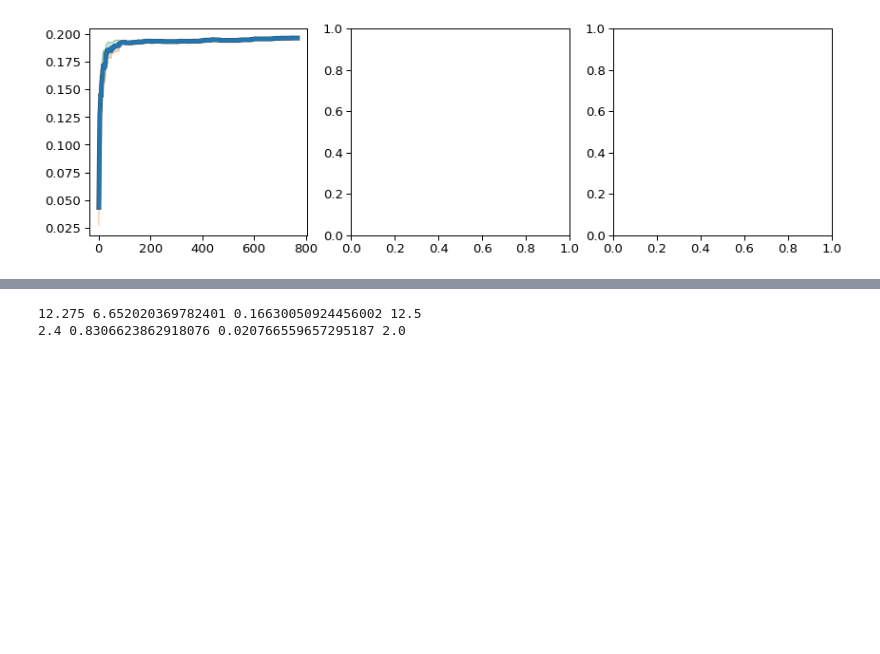
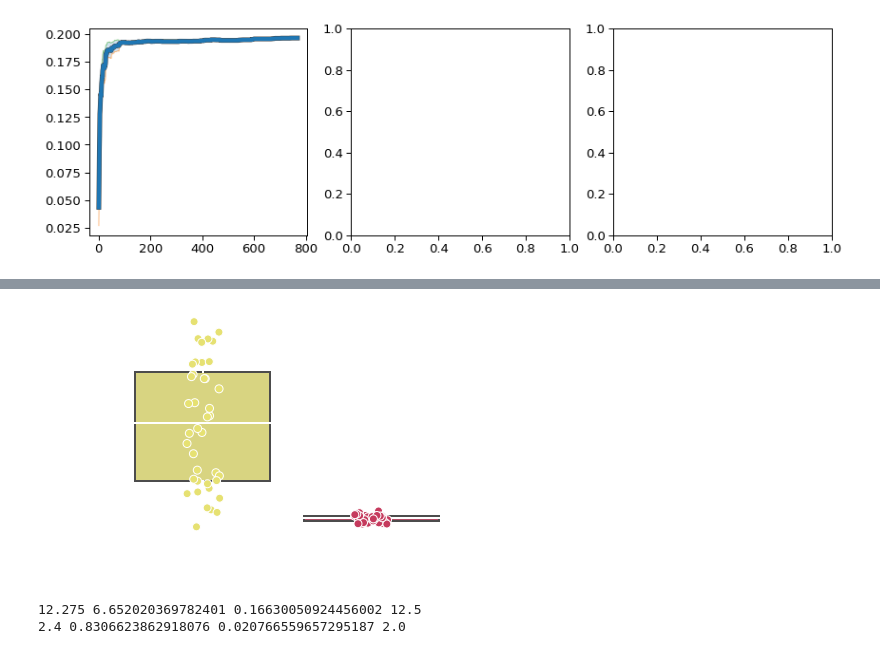
Before and after one commit to rileyhickman/atlas, a Jupyter notebook: examples/lnp/mixed_dis_cat/plotting/plot_results.ipynb, the cells around one changed output, grey strips where cells are left out. Cells and saved outputs as stored; diff of their text form; code cells hidden in the pictures; blank space fills up the shorter version.

```diff
--- a/examples/lnp/mixed_dis_cat/plotting/plot_results.ipynb
+++ b/examples/lnp/mixed_dis_cat/plotting/plot_results.ipynb
@@ -341,3 +360,32 @@ plt.savefig('num_evals_best_1by1.png', dpi=400)
+# %%
+fig, ax0 = plt.subplots(1, 1, figsize=(6, 4))
+
+b = sns.boxplot(data=df_num_evals, x='method', y='num_eval', showmeans=False, linewidth=2,
+           palette={'Grid search': pal[-1], 'Model-based\noptimization': pal[1] },
+           )
+sns.stripplot(data=df_num_evals, x='method', y='num_eval', linewidth=1, size=8,
+             palette={'Grid search': pal[-1], 'Model-based\noptimization': pal[1] },
+             edgecolor='white')
+
+# ax0.set_yscale('log')
+
+ax0.set_xlabel('')
+ax0.set_ylabel('# experiments to identify\nbest formulation', fontsize=15, color='white')
+
+ax0.spines.right.set_visible(False)
+ax0.spines.top.set_visible(False)
+
+ax0.spines.left.set_color('white')
+ax0.spines.bottom.set_color('white')
+
+plt.setp(b.lines, color="white")
+
+ax0.tick_params(axis='both', which='major', labelsize=15, colors='white')
+
+plt.tight_layout()
+plt.savefig('num_evals_best_1by1.png', dpi=400, transparent=True)
+# %% [output]
+[figure, added]
 # %%
 num_batches_rand = get_num_batches_best(raw_res_rand, best_objs, batch_size=32)
 num_batches_bo_32 = get_num_batches_best(raw_res_bo_32, best_objs, batch_size=32)
```
Also changed, not shown: parts of 7 cells of this notebook, 24 other files.
